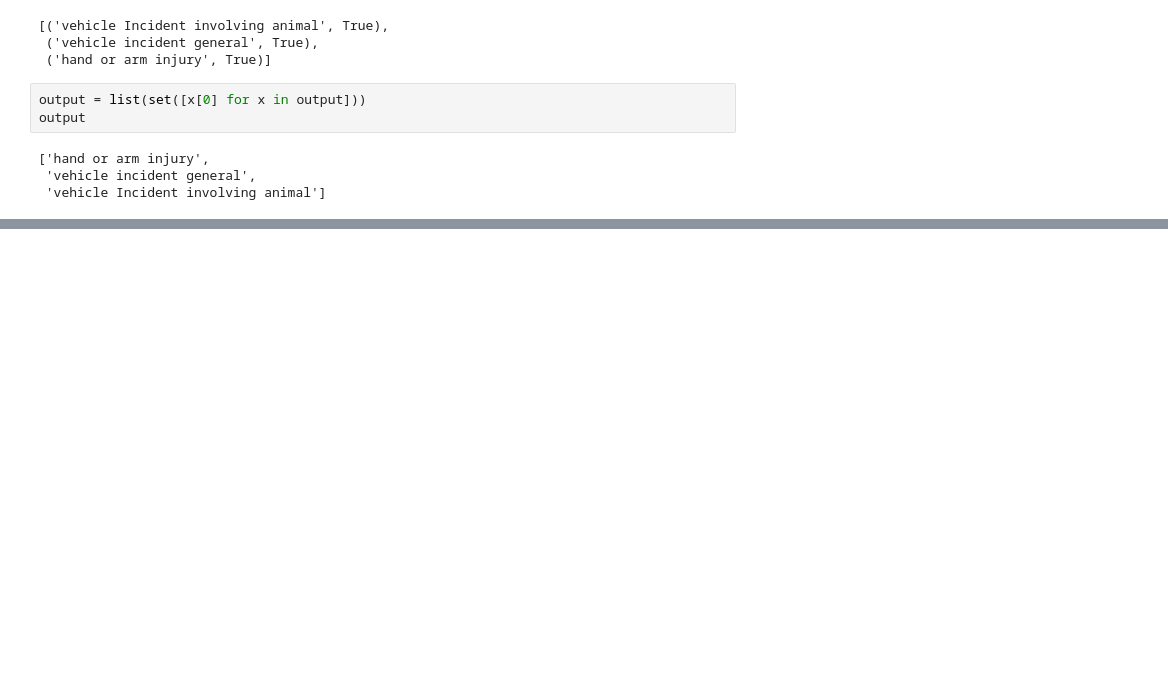
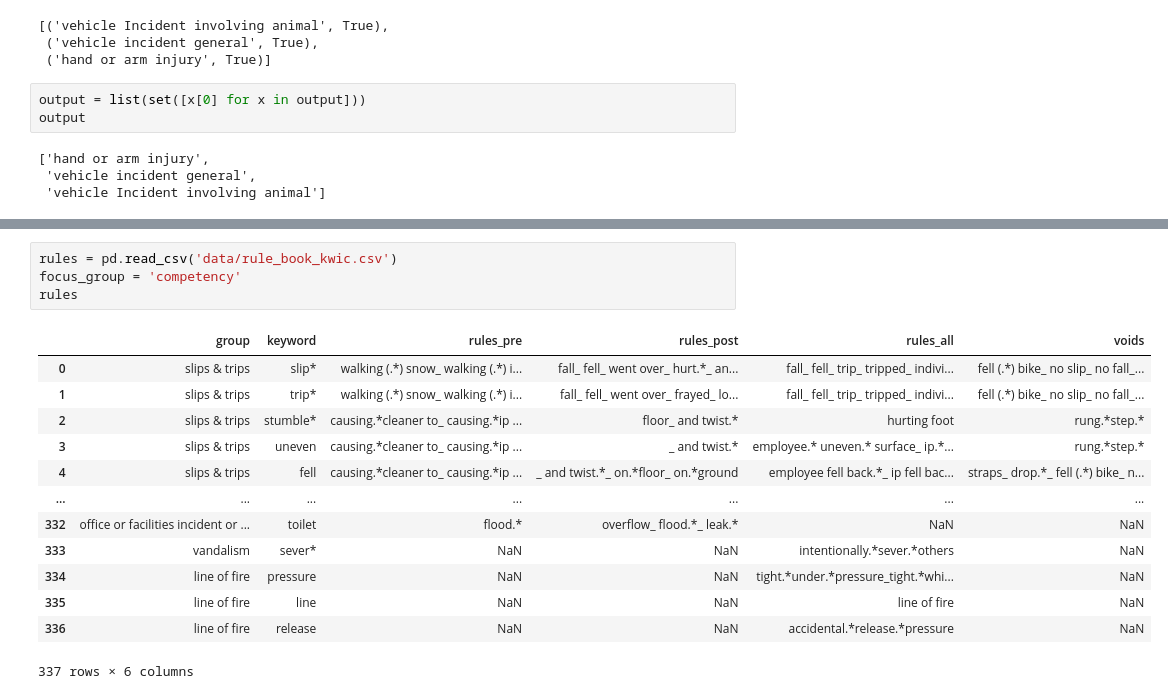
Before and after one commit to 3minuterecord/safety_report_topic_classification, a Jupyter notebook: rough_work.ipynb, the cells around one changed output, grey strips where cells are left out. Drawn from its saved outputs; the diff is of its cells as text; blank space fills up the shorter version.

```diff
--- a/rough_work.ipynb
+++ b/rough_work.ipynb
@@ -939,0 +940,18 @@ osha_incs
+# %%
+rules = pd.read_csv('data/rule_book_kwic.csv')
+focus_group = 'competency'
+rules
+# %% [output]
+|  | group | keyword | rules_pre | rules_post | rules_all | voids |
+| 0 | slips & trips | slip* | walking (.*) snow_ walking (.*) i... | fall_ fell_ went over_ hurt.*_ an... | fall_ fell_ trip_ tripped_ indivi... | fell (.*) bike_ no slip_ no fall_... |
+| 1 | slips & trips | trip* | walking (.*) snow_ walking (.*) i... | fall_ fell_ went over_ frayed_ lo... | fall_ fell_ trip_ tripped_ indivi... | fell (.*) bike_ no slip_ no fall_... |
+| 2 | slips & trips | stumble* | causing.*cleaner to_ causing.*ip ... | floor_ and twist.* | hurting foot | rung.*step.* |
+| 3 | slips & trips | uneven | causing.*cleaner to_ causing.*ip ... | _ and twist.* | employee.* uneven.* surface_ ip.*... | rung.*step.* |
+| 4 | slips & trips | fell | causing.*cleaner to_ causing.*ip ... | _ and twist.*_ on.*floor_ on.*ground | employee fell back.*_ ip fell bac... | straps_ drop.*_ fell (.*) bike_ n... |
+| ... | ... | ... | ... | ... | ... | ... |
+| 332 | office or facilities incident or ... | toilet | flood.* | overflow_ flood.*_ leak.* | NaN | NaN |
+| 333 | vandalism | sever* | NaN | NaN | intentionally.*sever.*others | NaN |
+| 334 | line of fire | pressure | NaN | NaN | tight.*under.*pressure_tight.*whi... | NaN |
+| 335 | line of fire | line | NaN | NaN | line of fire | NaN |
+| 336 | line of fire | release | NaN | NaN | accidental.*release.*pressure | NaN |
+337 rows × 6 columns
```
Also changed, not shown: parts of 65 cells of this notebook, 4 other files.
